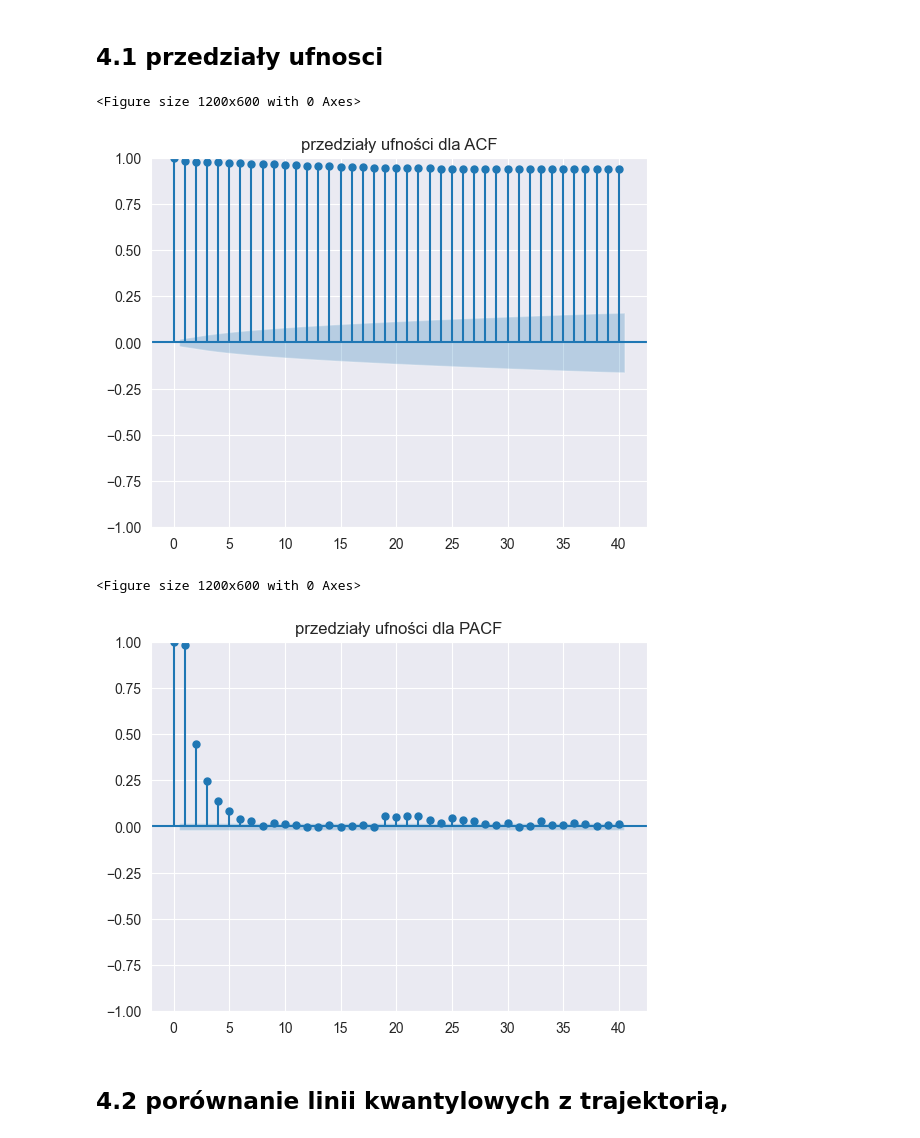
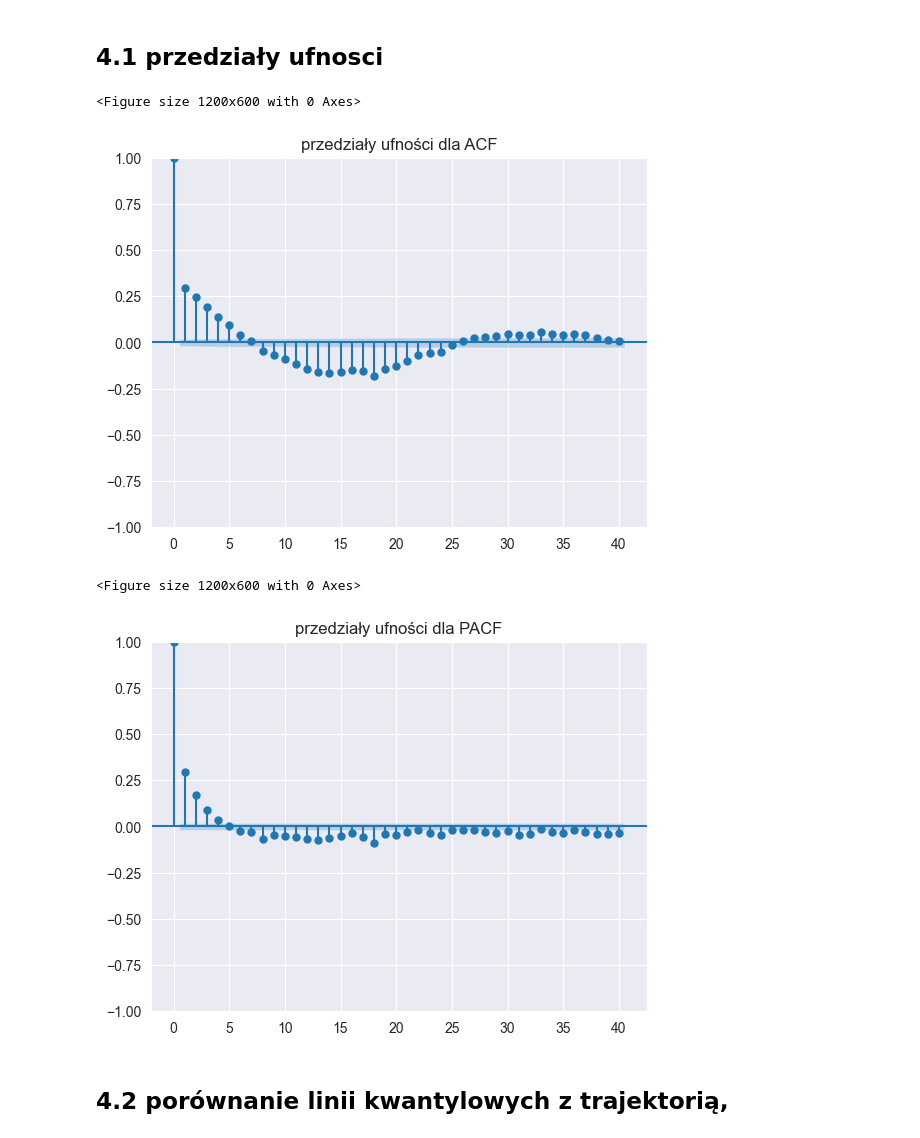
Before and after one commit to AmeliaBieda/Egg_Sales, a Jupyter notebook: raport.ipynb, the cells around one changed output. Saved outputs shown, nothing was run; the diff lists cells and outputs as text; code cells hidden in the pictures.

```diff
--- a/raport.ipynb
+++ b/raport.ipynb
@@ -423,18 +477,18 @@ NameError: name 'pm' is not defined
 # %%
 
 plt.figure(figsize=(12, 6))
-plot_acf(data['Egg Sales'], lags=40, alpha=0.05, title='przedziały ufności dla ACF')
+plot_acf(residual, lags=40, alpha=0.05, title='przedziały ufności dla ACF')
 plt.show()
 
 # Obliczenie i wizualizacja PACF z przedziałami ufności
 plt.figure(figsize=(12, 6))
-plot_pacf(data['Egg Sales'], lags=40, alpha=0.05, title='przedziały ufności dla PACF')
+plot_pacf(residual, lags=40, alpha=0.05, title='przedziały ufności dla PACF')
 plt.show()
 # %% [output]
 <Figure size 1200x600 with 0 Axes>
-[figure, old version]
+[figure, new version]
 <Figure size 1200x600 with 0 Axes>
-[figure, old version]
+[figure, new version]
 # %% [markdown]
 ## 4.2 porównanie linii kwantylowych z trajektorią,
 # %%
```
Also changed, not shown: parts of 15 cells of this notebook, 2 other files.
